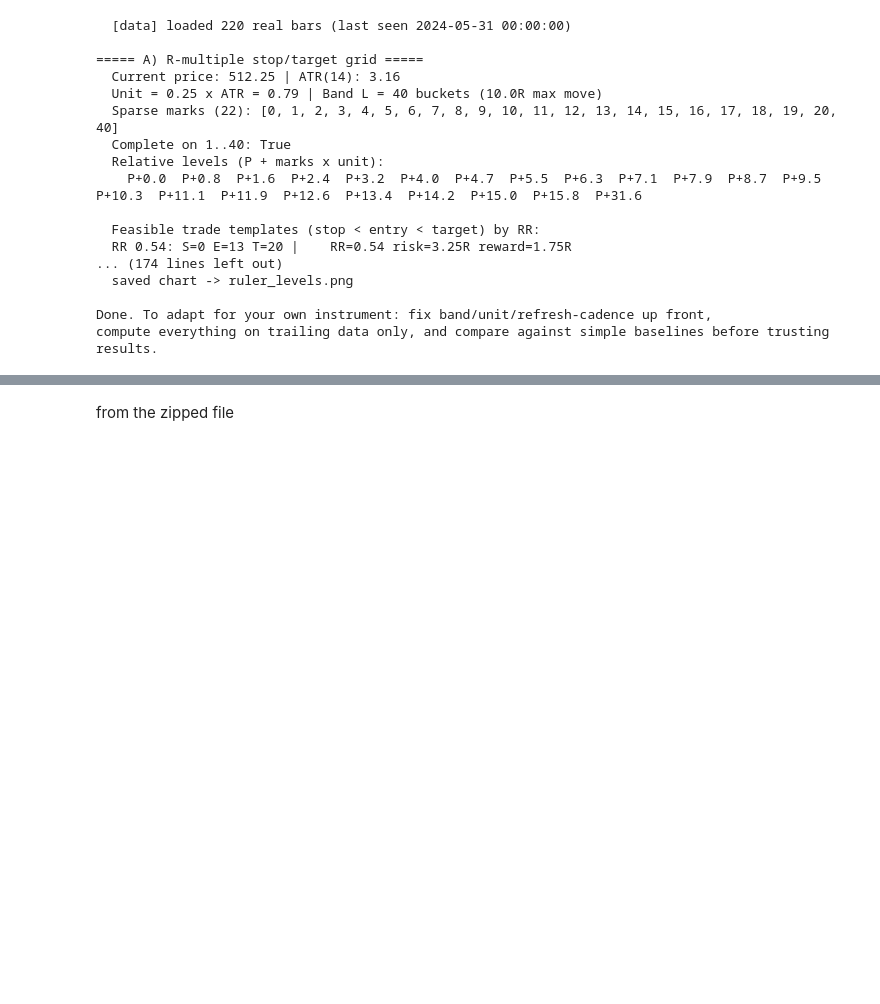
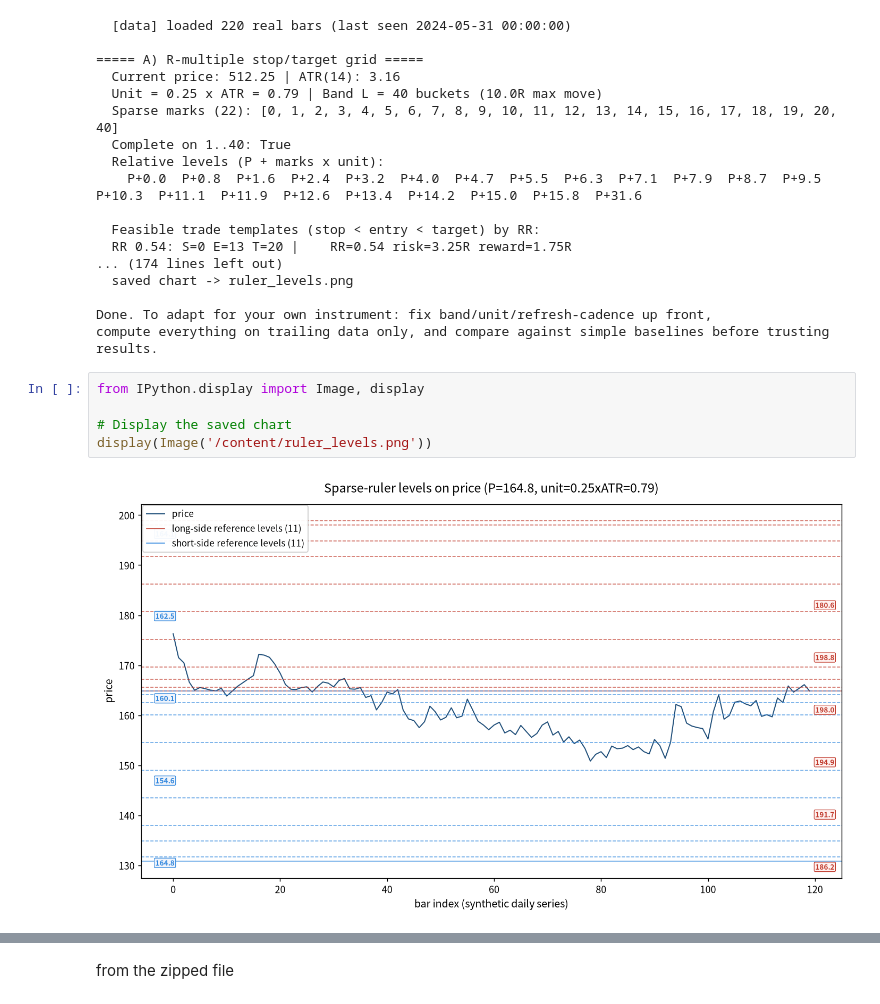
Before and after one commit to davesagit123/blank-app, a Jupyter notebook: sparse_ruler_for_trading_experiment.ipynb, the cells around one changed output, grey strips where cells are left out. Saved outputs shown, nothing was run; the diff lists cells and outputs as text; blank space fills up the shorter version.

```diff
--- a/sparse_ruler_for_trading_experiment.ipynb
+++ b/sparse_ruler_for_trading_experiment.ipynb
@@ -375,3 +375,10 @@ if __name__ == "__main__":
 
 Done. To adapt for your own instrument: fix band/unit/refresh-cadence up front,
 compute everything on trailing data only, and compare against simple baselines before trusting results.
+# %%
+from IPython.display import Image, display
+
+# Display the saved chart
+display(Image('/content/ruler_levels.png'))
+# %% [output]
+[figure, added]
```
Also changed, not shown: parts of 1 cell of this notebook.
